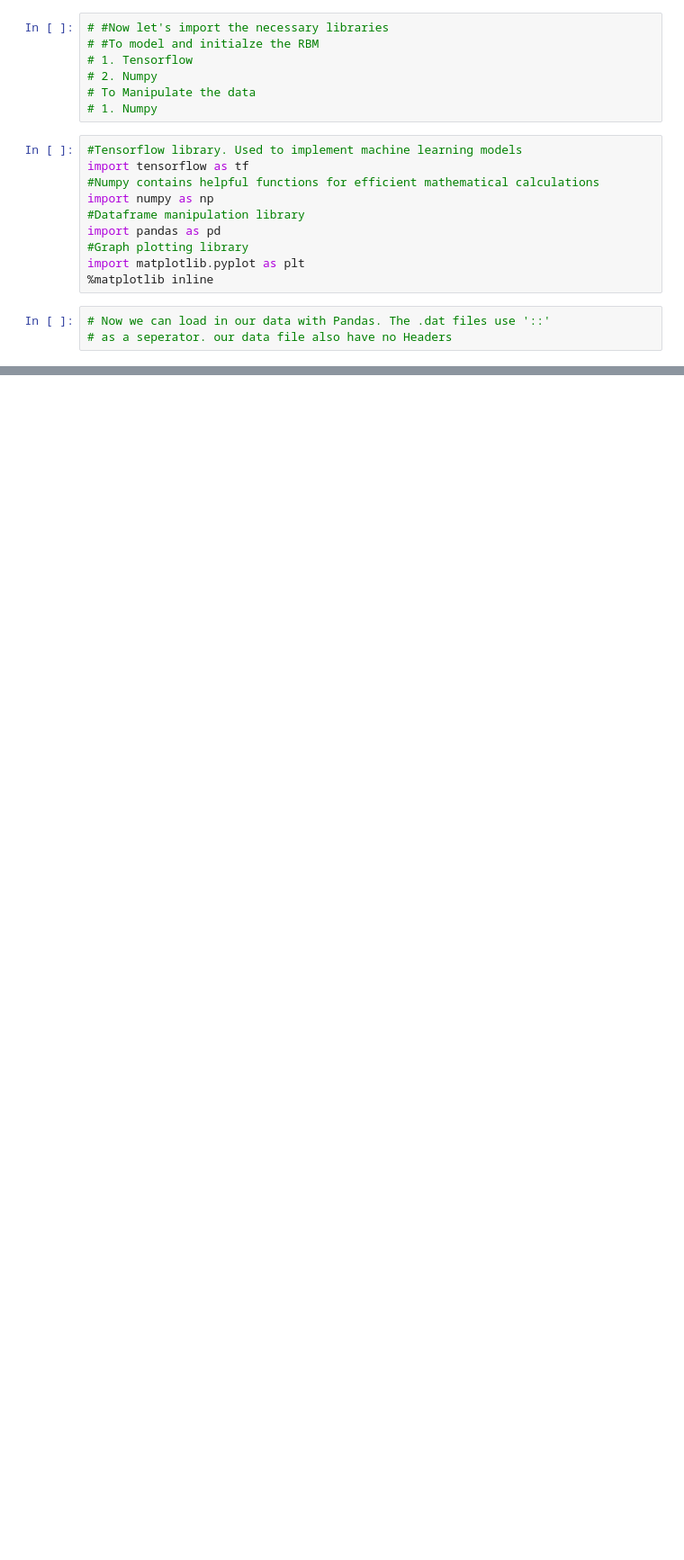
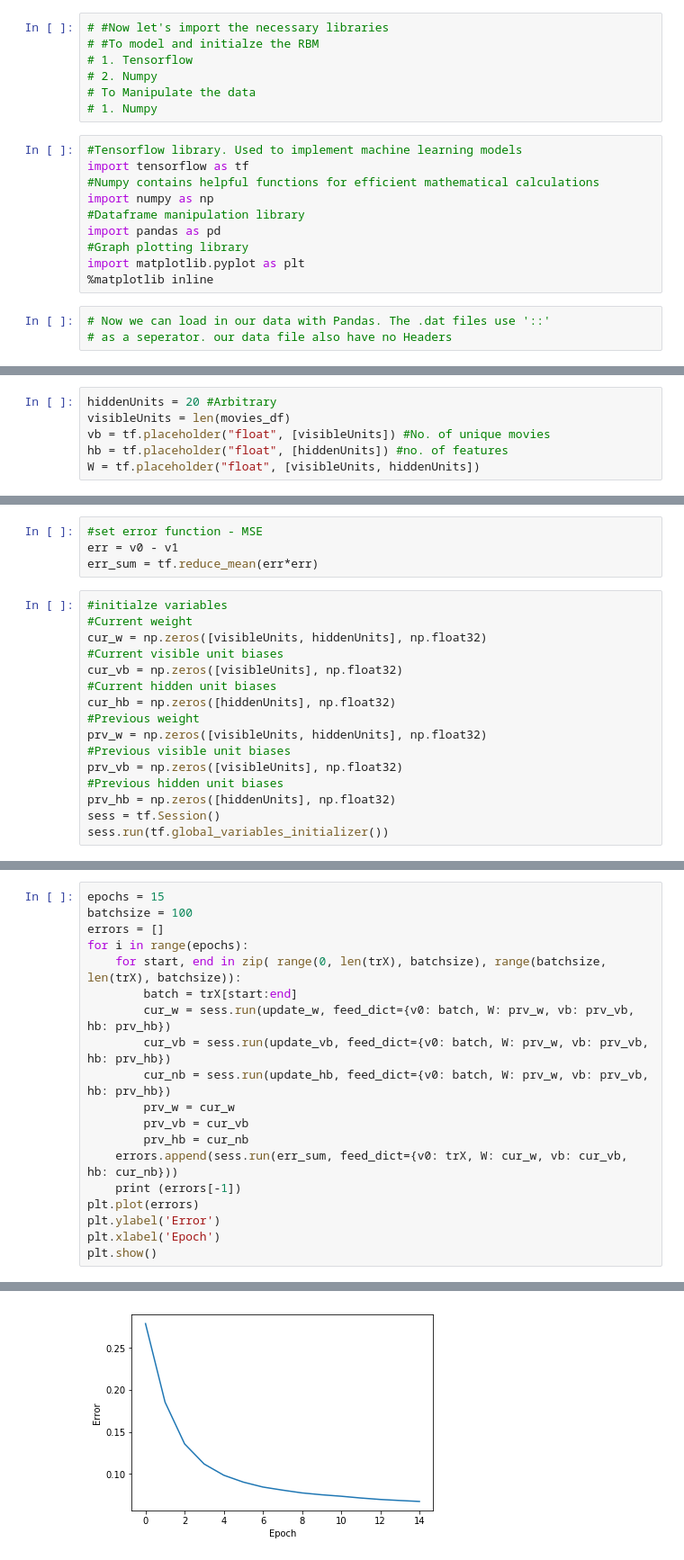
Before and after one commit to shishir-bg/Collaborative_Recommender_RBM, a Jupyter notebook: RBM_Collaborative_Recommender.ipynb, the cells around one changed output, grey strips where cells are left out. Shown: that part at 90% size. Cells and saved outputs as stored; diff of their text form; blank space fills up the shorter version.

Commit message:
Added functionality

```diff
--- a/RBM_Collaborative_Recommender.ipynb
+++ b/RBM_Collaborative_Recommender.ipynb
@@ -58,0 +156,6 @@ SyntaxError: invalid syntax (<ipython-input-15-05016128cbc4>, line 2)
+# %%
+hiddenUnits = 20 #Arbitrary
+visibleUnits = len(movies_df)
+vb = tf.placeholder("float", [visibleUnits]) #No. of unique movies
+hb = tf.placeholder("float", [hiddenUnits]) #no. of features
+W = tf.placeholder("float", [visibleUnits, hiddenUnits])
@@ -58,0 +191,20 @@ SyntaxError: invalid syntax (<ipython-input-15-05016128cbc4>, line 2)
+# %%
+#set error function - MSE
+err = v0 - v1
+err_sum = tf.reduce_mean(err*err)
+# %%
+#initialze variables
+#Current weight
+cur_w = np.zeros([visibleUnits, hiddenUnits], np.float32)
+#Current visible unit biases
+cur_vb = np.zeros([visibleUnits], np.float32)
+#Current hidden unit biases
+cur_hb = np.zeros([hiddenUnits], np.float32)
+#Previous weight
+prv_w = np.zeros([visibleUnits, hiddenUnits], np.float32)
+#Previous visible unit biases
+prv_vb = np.zeros([visibleUnits], np.float32)
+#Previous hidden unit biases
+prv_hb = np.zeros([hiddenUnits], np.float32)
+sess = tf.Session()
+sess.run(tf.global_variables_initializer())
@@ -58,0 +213,20 @@ SyntaxError: invalid syntax (<ipython-input-15-05016128cbc4>, line 2)
+# %%
+epochs = 15
+batchsize = 100
+errors = []
+for i in range(epochs):
+    for start, end in zip( range(0, len(trX), batchsize), range(batchsize, len(trX), batchsize)):
+        batch = trX[start:end]
+        cur_w = sess.run(update_w, feed_dict={v0: batch, W: prv_w, vb: prv_vb, hb: prv_hb})
+        cur_vb = sess.run(update_vb, feed_dict={v0: batch, W: prv_w, vb: prv_vb, hb: prv_hb})
+        cur_nb = sess.run(update_hb, feed_dict={v0: batch, W: prv_w, vb: prv_vb, hb: prv_hb})
+        prv_w = cur_w
+        prv_vb = cur_vb
+        prv_hb = cur_nb
+    errors.append(sess.run(err_sum, feed_dict={v0: trX, W: cur_w, vb: cur_vb, hb: cur_nb}))
+    print (errors[-1])
+plt.plot(errors)
+plt.ylabel('Error')
+plt.xlabel('Epoch')
+plt.show()
+# %% [output]
@@ -58,0 +248 @@ SyntaxError: invalid syntax (<ipython-input-15-05016128cbc4>, line 2)
+[figure, added]
```
Also changed, not shown: parts of 35 cells of this notebook.
